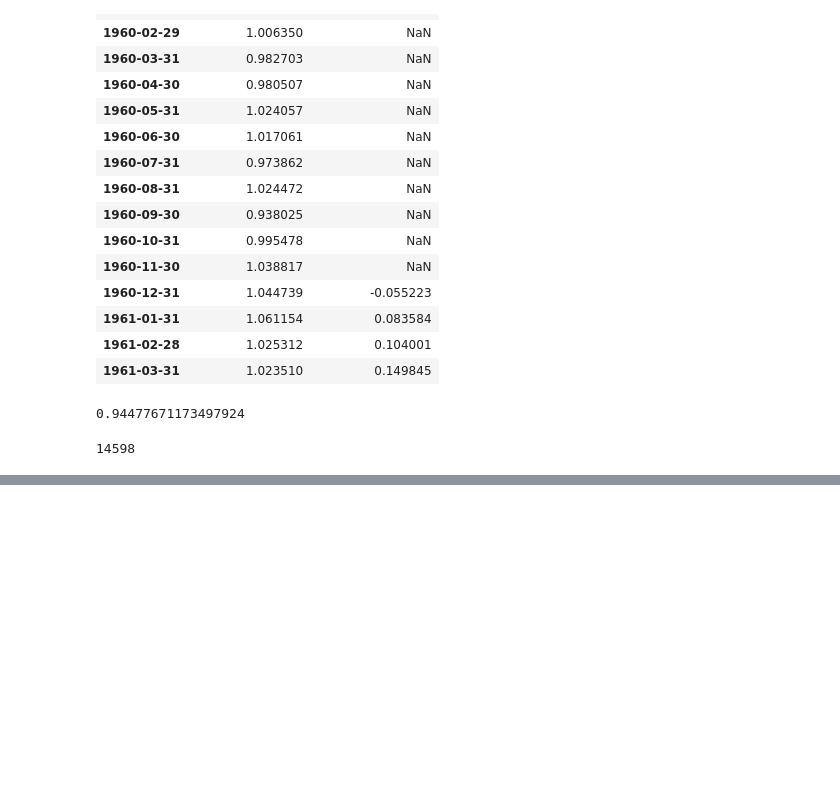
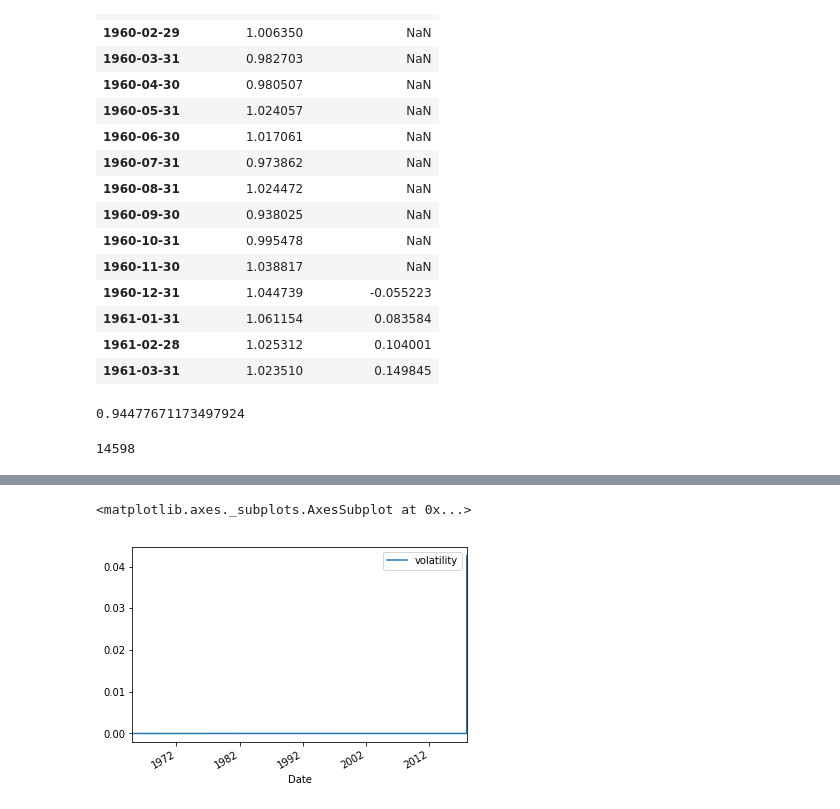
Before and after one commit to tkim9/hedgefund, a Jupyter notebook: Individual Project.ipynb, the cells around one changed output, grey strips where cells are left out. Drawn from its saved outputs; the diff is of its cells as text; code cells hidden in the pictures; blank space fills up the shorter version.

```diff
--- a/Individual Project.ipynb
+++ b/Individual Project.ipynb
@@ -138,0 +129,13 @@ len(df)
+# %%
+delta = 60/61
+# %%
+lst = []
+for i in range(len(df1)):
+    reverse_index = len(df1) - i
+    weighted_r = ((1 - delta) ** reverse_index) * df1['exret']
+    mean_r = weighted_r.sum()
+    dev_sq = ((1 - delta) ** reverse_index)  *  (df1['exret'] - mean_r)
+    vol = (dev_sq.sum() * 261) ** 0.5
+    lst.append(vol)
+
+volatility = pd.DataFrame(lst)
@@ -138,0 +146,4 @@ len(df)
+# %%
+volatility.index = df1.index
+# %%
+volatility.columns = ['volatility']
@@ -138,0 +162,6 @@ len(df)
+# %%
+%matplotlib inline
+volatility.plot()
+# %% [output]
+<matplotlib.axes._subplots.AxesSubplot at 0x...>
+[figure, added]
```
Also changed, not shown: parts of 6 cells of this notebook.
